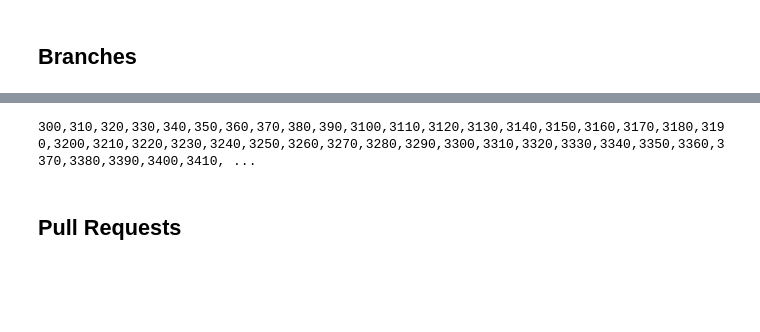
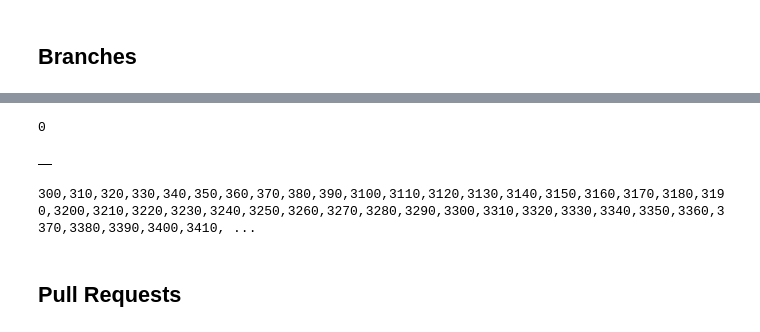
Before and after one commit to nmdp-bioinformatics/gfe-db, a Jupyter notebook: notebooks/0.2-github-api-eda.ipynb, the cells around one changed output, grey strips where cells are left out. Saved outputs shown, nothing was run; the diff lists cells and outputs as text; code cells hidden in the pictures; blank space fills up the shorter version.

```diff
--- a/notebooks/0.2-github-api-eda.ipynb
+++ b/notebooks/0.2-github-api-eda.ipynb
@@ -172,6 +188,5 @@ paginator = GitHubPaginator(GITHUB_PERSONAL_ACCESS_TOKEN)
 # %%
 # Get all branches
-
-branches_gen = paginator.get_paginator(list_branches, owner=GITHUB_REPOSITORY_OWNER, repo=GITHUB_REPOSITORY_NAME)
+paginator = GitHubPaginator(GITHUB_PERSONAL_ACCESS_TOKEN)
+pages = paginator.get_paginator(list_branches, owner=GITHUB_REPOSITORY_OWNER, repo=GITHUB_REPOSITORY_NAME)
+all_branches = list(pages)
-# %%
-all_branches = list(branches_gen)
@@ -180,5 +196,13 @@ Page 1: 55 items
+# %%
+len(all_branches)
+# %% [output]
+0
 # %%
 branches_df = pd.DataFrame([flatten_json(branch) for branch in all_branches])
+# %%
+branches_df.head()
+# %% [output]
+|  |
 # %%
 releases = list(branches_df['name'].unique())[:-1]
 # %%
```
Also changed, not shown: parts of 5 cells of this notebook, 1 other file.
